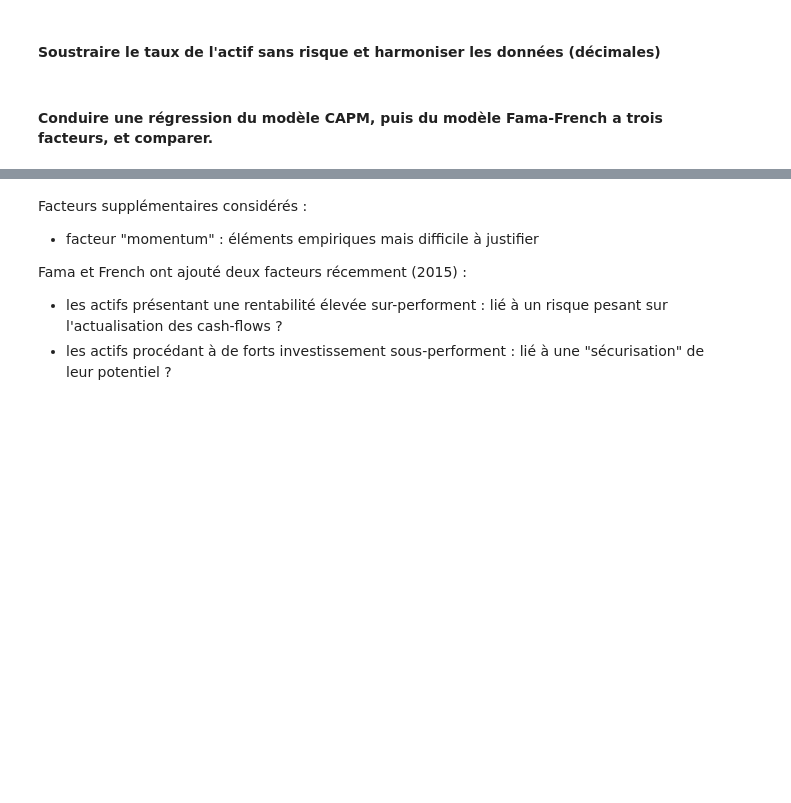
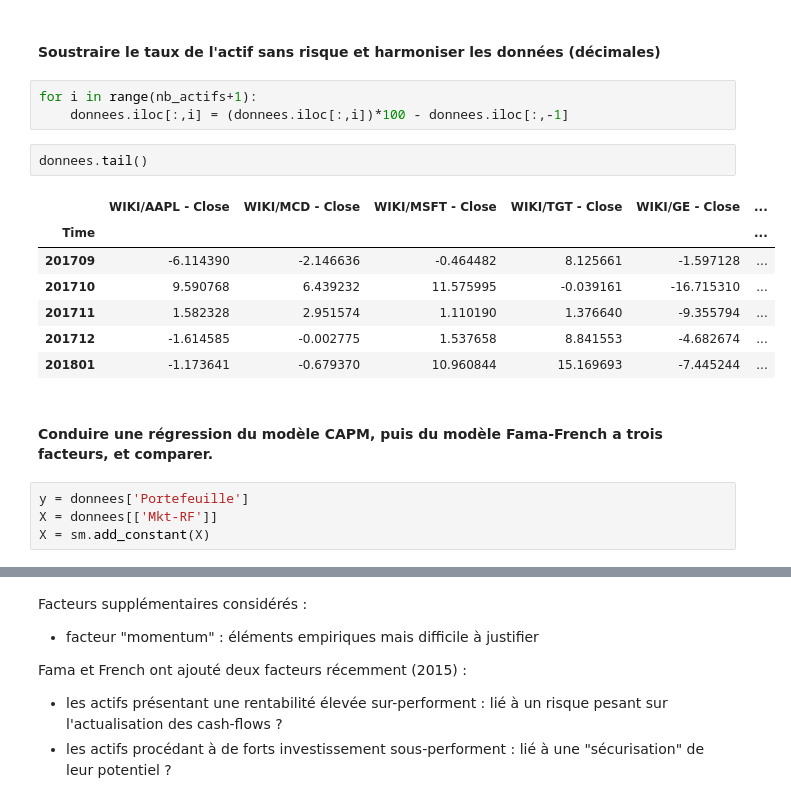
Before and after one commit to nicolasmauhe/theorie_financiere, a Jupyter notebook: Partie_3.ipynb, the cells around one changed output, grey strips where cells are left out. Saved outputs shown, nothing was run; the diff lists cells and outputs as text; blank space fills up the shorter version.

```diff
--- a/Partie_3.ipynb
+++ b/Partie_3.ipynb
@@ -443,4 +497,21 @@ actions.tail()
 # %% [markdown]
 #### Soustraire le taux de l'actif sans risque et harmoniser les données (décimales)
+# %%
+for i in range(nb_actifs+1):
+    donnees.iloc[:,i] = (donnees.iloc[:,i])*100 - donnees.iloc[:,-1]
+# %%
+donnees.tail()
+# %% [output]
+|  | WIKI/AAPL - Close | WIKI/MCD - Close | WIKI/MSFT - Close | WIKI/TGT - Close | WIKI/GE - Close | ... |
+| Time |  |  |  |  |  | ... |
+| 201709 | -6.114390 | -2.146636 | -0.464482 | 8.125661 | -1.597128 | ... |
+| 201710 | 9.590768 | 6.439232 | 11.575995 | -0.039161 | -16.715310 | ... |
+| 201711 | 1.582328 | 2.951574 | 1.110190 | 1.376640 | -9.355794 | ... |
+| 201712 | -1.614585 | -0.002775 | 1.537658 | 8.841553 | -4.682674 | ... |
+| 201801 | -1.173641 | -0.679370 | 10.960844 | 15.169693 | -7.445244 | ... |
 # %% [markdown]
 #### Conduire une régression du modèle CAPM, puis du modèle Fama-French a trois facteurs, et comparer.
+# %%
+y = donnees['Portefeuille']
+X = donnees[['Mkt-RF']]
+X = sm.add_constant(X)
```
Also changed, not shown: parts of 15 cells of this notebook.
